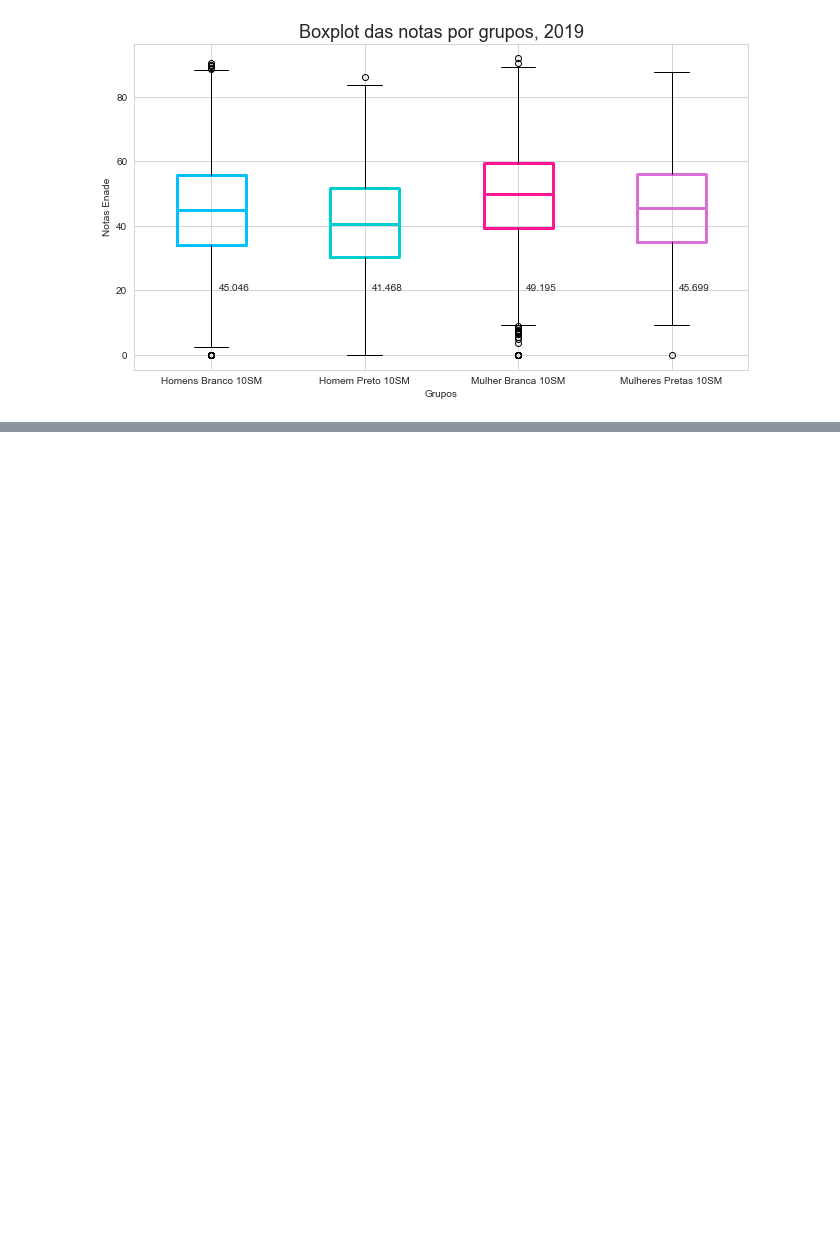
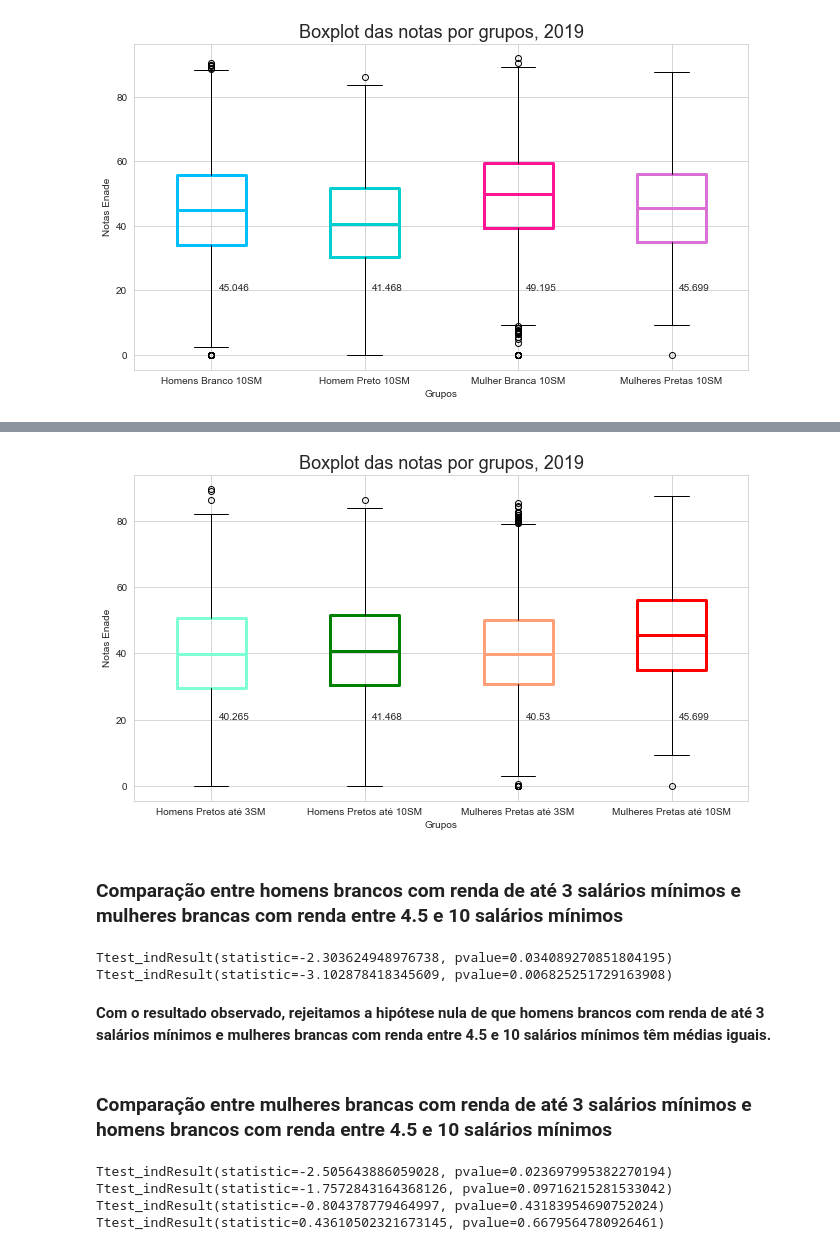
Before and after one commit to renatanesio/dados-universitarios-brasil, a Jupyter notebook: Estudo de Dados Universitários do Brasil.ipynb, the cells around one changed output, grey strips where cells are left out. Saved outputs shown, nothing was run; the diff lists cells and outputs as text; code cells hidden in the pictures; blank space fills up the shorter version.

```diff
--- a/Estudo de Dados Universitários do Brasil.ipynb
+++ b/Estudo de Dados Universitários do Brasil.ipynb
@@ -963,0 +1156,68 @@ plt.text(4.05, 20, e4_media);
+# %%
+#b1 Homem Preto até 3M
+#b2 "Mulheres preta até 3M
+#b3 Homem Preto até 10M
+#b4 "Mulheres preta até 10M
+
+dados2019=[b1,b3,b2,b4]
+#print(dados2010)
+
+# Tamanho do gráfico em polegadas
+plt.figure(figsize =(11, 6))
+
+#Plotando o boxplot
+bplots = plt.boxplot(dados2019,  vert = 1, patch_artist = False, labels=[b1_label, b3_label, b2_label, b4_label])
+colors = [cor1, cor3,cor2,  cor4]
+c = 0
+for i, bplot in enumerate(bplots['boxes']):
+    bplot.set(color=colors[c], linewidth=3)
+    c += 1
+
+c4 = 0
+for median in bplots['medians']:
+    median.set(color=colors[c4], linewidth=3 )
+    c4 +=1
+
+
+# Adicionando Título ao gráfico
+plt.title("Boxplot das notas por grupos, 2019", loc="center", fontsize=18)
+plt.xlabel("Grupos")
+plt.ylabel("Notas Enade")
+plt.text(1.05, 20, b1_media)
+plt.text(2.05, 20, b3_media)
+plt.text(3.05, 20, b2_media)
+plt.text(4.05, 20, b4_media);
+# %% [output]
+[figure, added]
+# %% [markdown]
+### Comparação entre homens brancos com renda de até 3 salários mínimos e mulheres brancas com renda entre 4.5 e 10 salários mínimos
+# %%
+homens_contra_mulheres_brancos_3sm_10sm = stats.ttest_ind(media_brancos_3sm["M"],  media_brancos_10sm["F"], equal_var = False)
+print(homens_contra_mulheres_brancos_3sm_10sm)
+
+mulheres_contra_mulheres_brancos_3sm_10sm = stats.ttest_ind(media_brancos_3sm["F"],  media_brancos_10sm["F"], equal_var = False)
+print(mulheres_contra_mulheres_brancos_3sm_10sm)
+# %% [output]
+Ttest_indResult(statistic=-2.303624948976738, pvalue=0.034089270851804195)
+Ttest_indResult(statistic=-3.102878418345609, pvalue=0.006825251729163908)
+# %% [markdown]
+**Com o resultado observado, rejeitamos a hipótese nula de que homens brancos com renda de até 3 salários mínimos e mulheres brancas com renda entre 4.5 e 10 salários mínimos têm médias iguais.**
+# %% [markdown]
+### Comparação entre mulheres brancas com renda de até 3 salários mínimos e homens brancos com renda entre 4.5 e 10 salários mínimos
+# %%
+mulheres_contra_homens_brancos_3sm_10sm = stats.ttest_ind(media_brancos_3sm["F"],  media_brancos_10sm["M"], equal_var = False)
+print(mulheres_contra_homens_brancos_3sm_10sm)
+
+homem_contra_homens_brancos_3sm_10sm = stats.ttest_ind(media_brancos_3sm["M"],  media_brancos_10sm["M"], equal_var = False)
+print(homem_contra_homens_brancos_3sm_10sm)
+
+mulheres_contra_homens_brancos_3sm_3sm = stats.ttest_ind(media_brancos_3sm["F"],  media_brancos_3sm["M"], equal_var = False)
+print(mulheres_contra_homens_brancos_3sm_3sm)
+
+mulheres_contra_homens_brancos_10sm_10sm = stats.ttest_ind(media_brancos_10sm["F"],  media_brancos_10sm["M"], equal_var = False)
+print(mulheres_contra_homens_brancos_10sm_10sm)
+# %% [output]
+Ttest_indResult(statistic=-2.505643886059028, pvalue=0.023697995382270194)
+Ttest_indResult(statistic=-1.7572843164368126, pvalue=0.09716215281533042)
+Ttest_indResult(statistic=-0.804378779464997, pvalue=0.43183954690752024)
+Ttest_indResult(statistic=0.43610502321673145, pvalue=0.6679564780926461)
```
Also changed, not shown: parts of 38 cells of this notebook.
